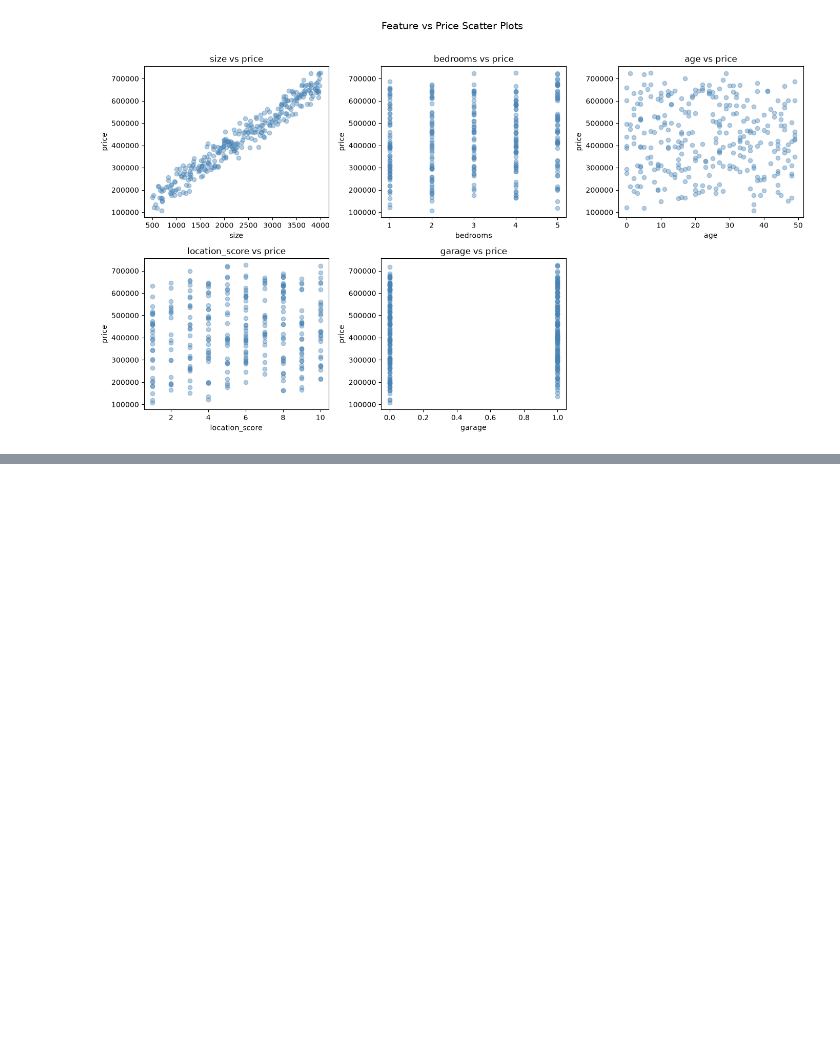
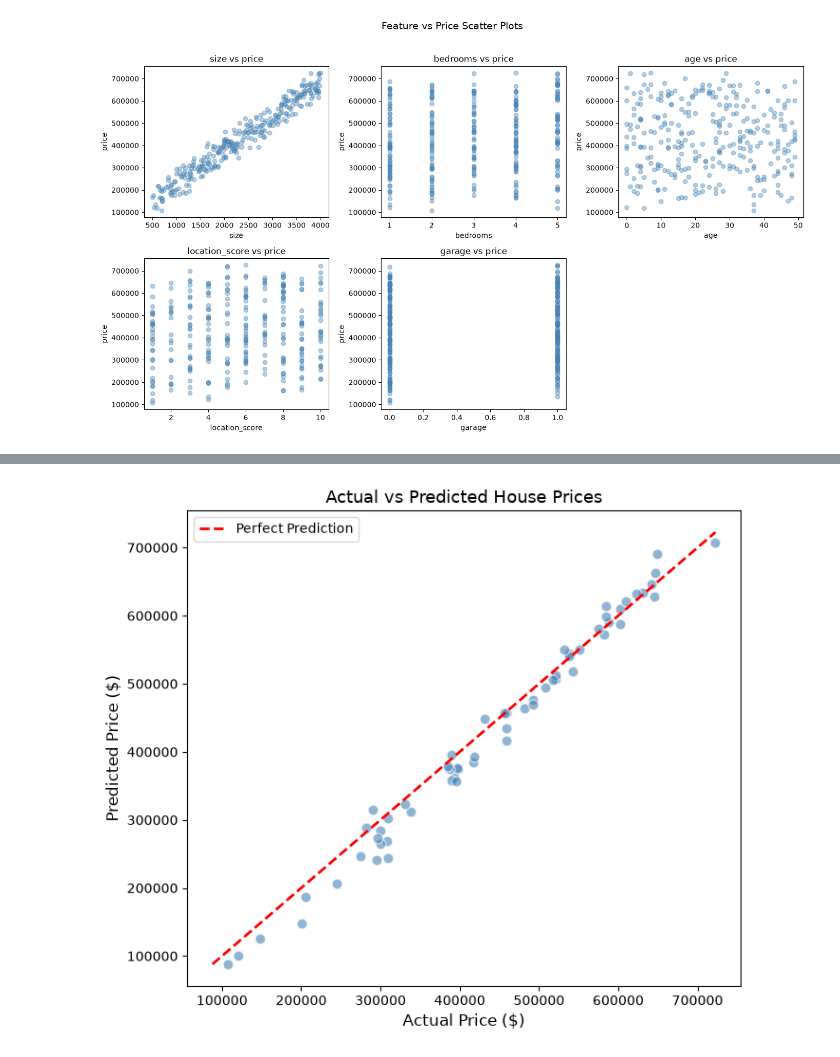
Before and after one commit to pa1nagar/supervise_ml, a Jupyter notebook: project_regression.ipynb, the cells around one changed output, grey strips where cells are left out. Cells and saved outputs as stored; diff of their text form; code cells hidden in the pictures; blank space fills up the shorter version.

```diff
--- a/project_regression.ipynb
+++ b/project_regression.ipynb
@@ -117,0 +295,19 @@ plt.show()
+# %%
+
+plt.figure(figsize=(7, 6))
+
+plt.scatter(y_test, y_pred, alpha=0.6, color='steelblue', edgecolors='white', s=60)
+
+min_val = min(y_test.min(), y_pred.min())
+max_val = max(y_test.max(), y_pred.max())
+plt.plot([min_val, max_val], [min_val, max_val],
+         color='red', linestyle='--', linewidth=2, label='Perfect Prediction')
+
+plt.xlabel("Actual Price ($)", fontsize=12)
+plt.ylabel("Predicted Price ($)", fontsize=12)
+plt.title("Actual vs Predicted House Prices", fontsize=13)
+plt.legend()
+plt.tight_layout()
+plt.show()
+# %% [output]
+[figure, added]
```
Also changed, not shown: parts of 19 cells of this notebook.
